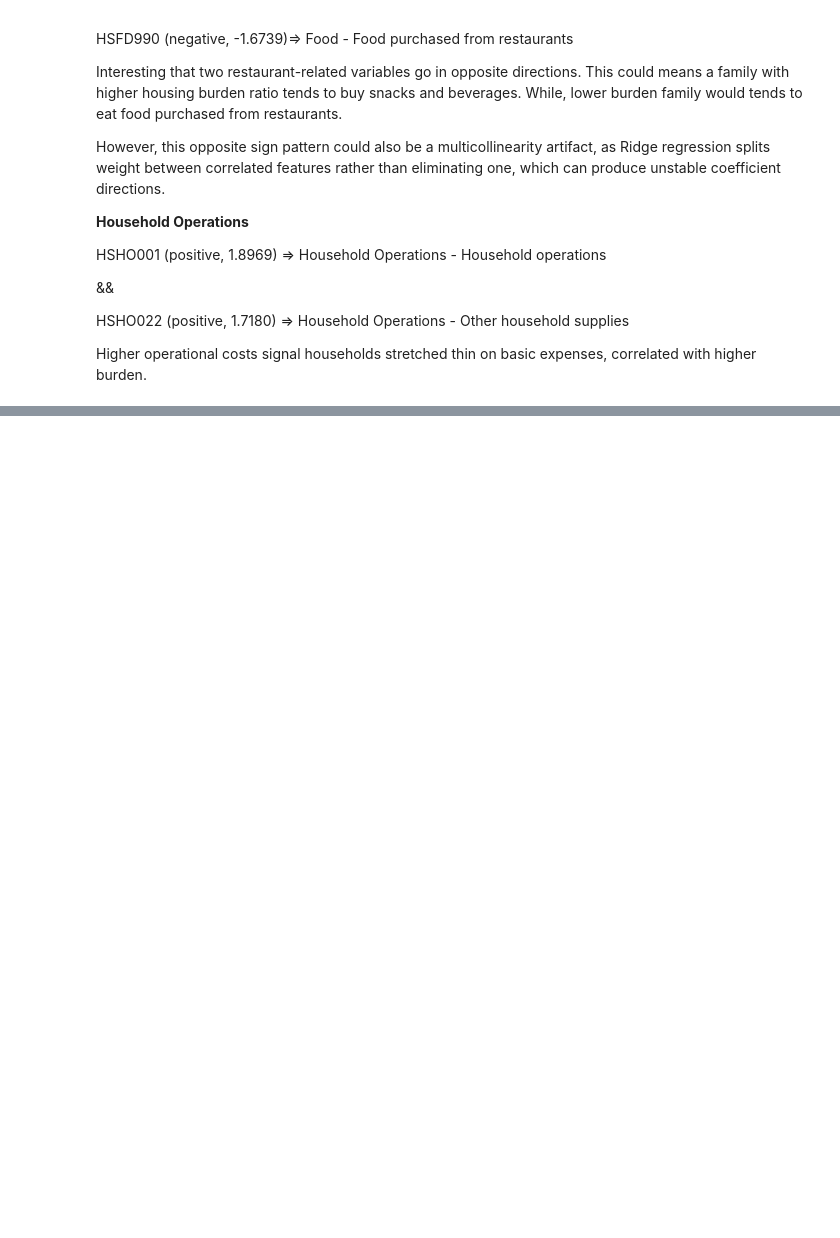
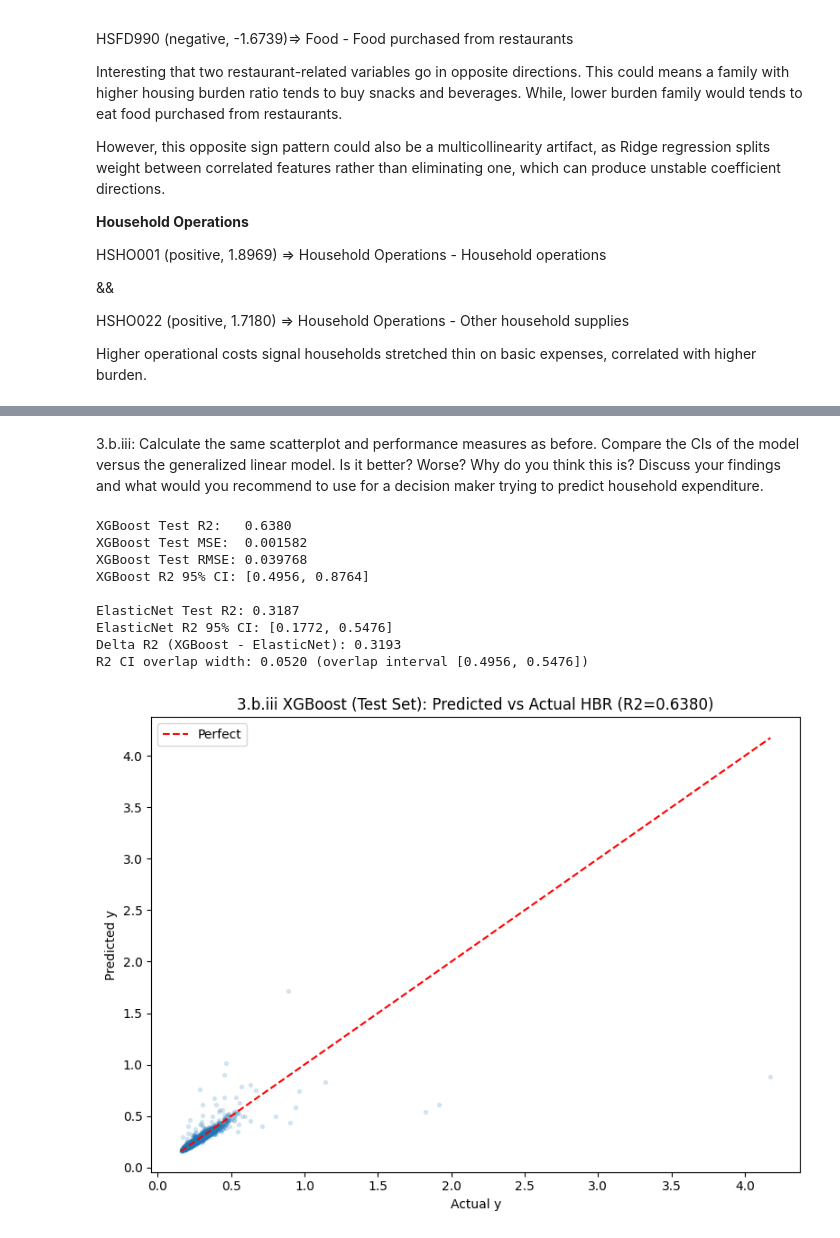
Before and after one commit to PhilippMayorov/UG39_Group_Project, a Jupyter notebook: CAD_household_analysis.ipynb, the cells around one changed output, grey strips where cells are left out. Saved outputs shown, nothing was run; the diff lists cells and outputs as text; code cells hidden in the pictures; blank space fills up the shorter version.

```diff
--- a/CAD_household_analysis.ipynb
+++ b/CAD_household_analysis.ipynb
@@ -704,0 +845,78 @@ Higher operational costs signal households stretched thin on basic expenses, cor
+# %% [markdown]
+3.b.iii: Calculate the same scatterplot and performance measures as before.
+Compare the CIs of the model versus the generalized linear model. Is it
+better? Worse? Why do you think this is? Discuss your findings and what
+would you recommend to use for a decision maker trying to predict
+household expenditure.
+# %%
+# 3.b.iii. XGBoost regression evaluation (same style as 3.a.v)
+
+# Predict on cleaned test set prepared in 3.b.ii
+y_pred_xgb = best_xgb.predict(X_test_arr)
+
+# Core regression metrics
+r2_xgb = r2_score(y_test_arr, y_pred_xgb)
+mse_xgb = mean_squared_error(y_test_arr, y_pred_xgb)
+rmse_xgb = np.sqrt(mse_xgb)
+print(f"XGBoost Test R2:   {r2_xgb:.4f}")
+print(f"XGBoost Test MSE:  {mse_xgb:.6f}")
+print(f"XGBoost Test RMSE: {rmse_xgb:.6f}")
+
+# Bootstrapped 95% CI for XGBoost R2
+rng = np.random.RandomState(42)
+r2_boots_xgb = []
+for _ in range(1000):
+    idx = rng.choice(len(y_test_arr), size=len(y_test_arr), replace=True)
+    r2_boots_xgb.append(r2_score(y_test_arr[idx], y_pred_xgb[idx]))
+
+ci_lower_xgb = np.percentile(r2_boots_xgb, 2.5)
+ci_upper_xgb = np.percentile(r2_boots_xgb, 97.5)
+print(f"XGBoost R2 95% CI: [{ci_lower_xgb:.4f}, {ci_upper_xgb:.4f}]")
+
+# Direct comparison vs ElasticNet outputs from 3.a.v (if available)
+if all(name in globals() for name in ["r2", "ci_lower", "ci_upper"]):
+    print()
+    print(f"ElasticNet Test R2: {r2:.4f}")
+    print(f"ElasticNet R2 95% CI: [{ci_lower:.4f}, {ci_upper:.4f}]")
+
+    delta_r2 = r2_xgb - r2
+    print(f"Delta R2 (XGBoost - ElasticNet): {delta_r2:.4f}")
+
+    overlap_lo = max(ci_lower_xgb, ci_lower)
+    overlap_hi = min(ci_upper_xgb, ci_upper)
+    ci_overlap = max(0.0, overlap_hi - overlap_lo)
+    if ci_overlap > 0:
+        print(
+            f"R2 CI overlap width: {ci_overlap:.4f} "
+            f"(overlap interval [{overlap_lo:.4f}, {overlap_hi:.4f}])"
+        )
+    else:
+        print("R2 confidence intervals do not overlap.")
+
+# Scatterplot: actual vs predicted
+line_min = min(y_test_arr.min(), y_pred_xgb.min())
+line_max = max(y_test_arr.max(), y_pred_xgb.max())
+
+plt.figure(figsize=(8, 6))
+plt.scatter(y_test_arr, y_pred_xgb, alpha=0.15, s=8)
+plt.plot([line_min, line_max], [line_min, line_max], "r--", label="Perfect")
+plt.xlabel("Actual y")
+plt.ylabel("Predicted y")
+plt.title(
+    f"3.b.iii XGBoost (Test Set): Predicted vs Actual HBR "
+    f"(R2={r2_xgb:.4f})"
+ )
+plt.legend()
+plt.tight_layout()
+plt.show()
+# %% [output]
+XGBoost Test R2:   0.6380
+XGBoost Test MSE:  0.001582
+XGBoost Test RMSE: 0.039768
+XGBoost R2 95% CI: [0.4956, 0.8764]
+
+ElasticNet Test R2: 0.3187
+ElasticNet R2 95% CI: [0.1772, 0.5476]
+Delta R2 (XGBoost - ElasticNet): 0.3193
+R2 CI overlap width: 0.0520 (overlap interval [0.4956, 0.5476])
+[figure, added]
```
Also changed, not shown: parts of 15 cells of this notebook.
